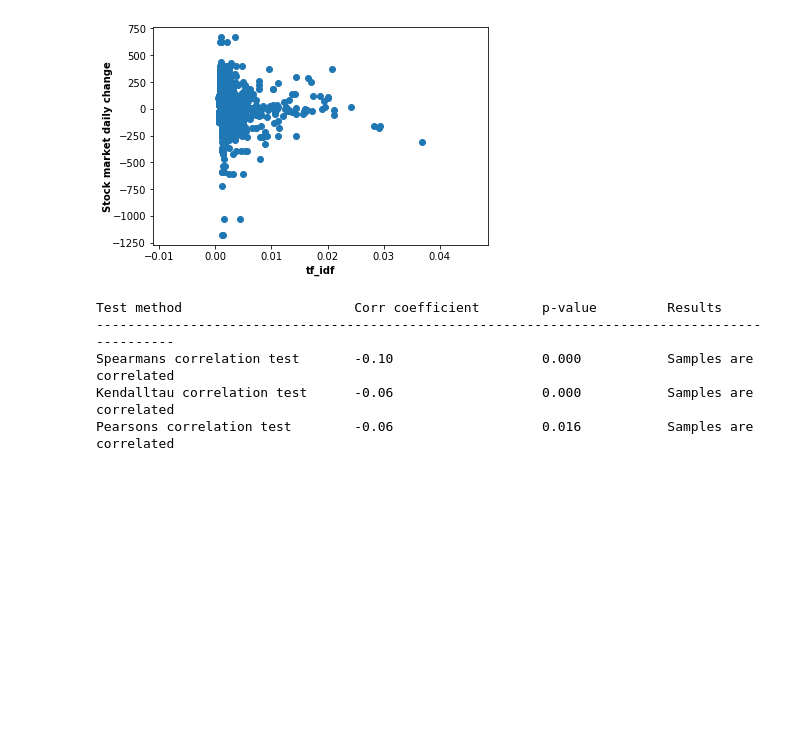
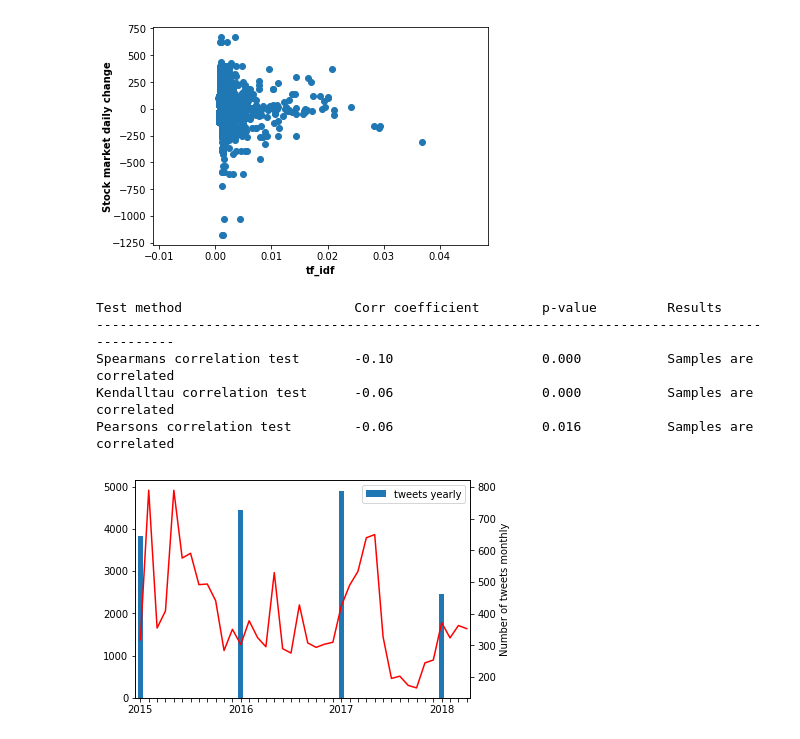
Before and after one commit to vvenla/trumponator, a Jupyter notebook: source/tweets_and_stocks_desc_stat.ipynb, the cells around one changed output. Cells and saved outputs as stored; diff of their text form; code cells hidden in the pictures; blank space fills up the shorter version.

```diff
--- a/source/tweets_and_stocks_desc_stat.ipynb
+++ b/source/tweets_and_stocks_desc_stat.ipynb
@@ -324,3 +283,28 @@ Test method                      Corr coefficient        p-value         Results
 Spearmans correlation test       -0.10                   0.000           Samples are correlated
 Kendalltau correlation test      -0.06                   0.000           Samples are correlated
 Pearsons correlation test        -0.06                   0.016           Samples are correlated
+# %%
+import matplotlib.pyplot as plt
+import numpy as np
+import pandas as pd
+
+width = .6
+
+m1_t = pd.DataFrame({
+ 'tweets yearly': [3829,0,0,0,0,0,0,0,0,0,0,0,4460,0,0,0,0,0,0,0,0,0,0,0,4905,0,0,0,0,0,0,0,0,0,0,0,2454,0,0,0],
+ 'tweets monthly': [318,790,355,409,790,576,591,492,494,441,284,351,303,378,
+               325,296,530,290,276,428,308,294,304,310,424,490,534,640,650,
+               327,196,203,174,166,245,254,372,324,363,353]})
+
+m1_t[['tweets yearly']].plot(kind='bar', width = width)
+m1_t['tweets monthly'].plot(color='red',secondary_y=True)
+plt.ylabel('Number of tweets monthly')
+
+ax = plt.gca()
+plt.xlim([-width, len(m1_t['tweets yearly'])-width])
+ax.set_xticklabels((2015,'','','','','','','','','','','',2016,'','','','','','','','','','','',2017,
+                    '','','','','','','','','','','',2018,'','','')
+)
+plt.show()
+# %% [output]
+[figure, added]
```
Also changed, not shown: parts of 2 cells of this notebook, 1 other file.
